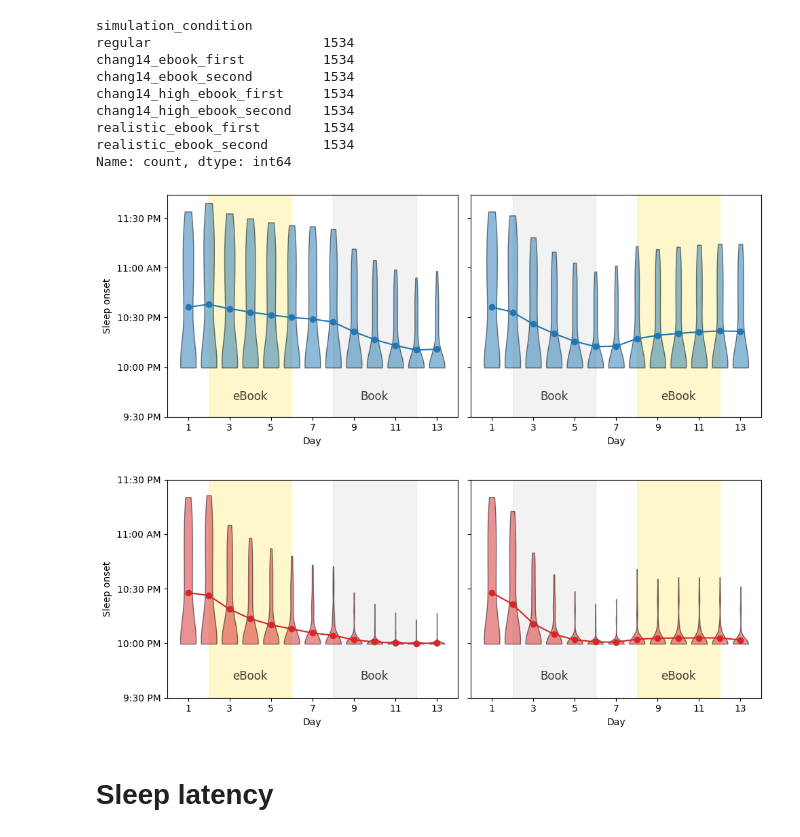
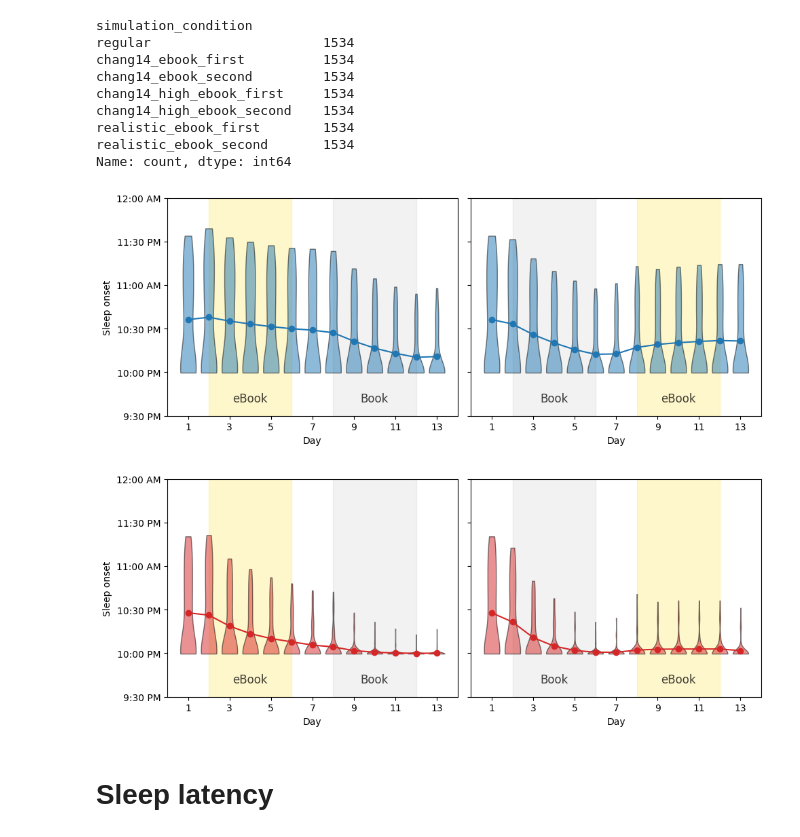
Before and after one commit to ftavella/evening_light_article, a Jupyter notebook: 13_figure_1.ipynb, the cells around one changed output. Cells and saved outputs as stored; diff of their text form; code cells hidden in the pictures.

```diff
--- a/13_figure_1.ipynb
+++ b/13_figure_1.ipynb
@@ -282,40 +282,41 @@ for idx, simulation_condition in enumerate(simulation_condition_options):
     axs[1].set_xlim(0, 14)
     axs[0].set_xticks(days[::2])
     axs[1].set_xticks(days[::2])
-    axs[0].set_yticks([21.5, 22, 22.5, 23, 23.5])
-    axs[0].set_yticklabels(['9:30 PM', '10:00 PM', '10:30 PM', '11:00 AM', '11:30 PM'])
+    axs[0].set_yticks([21.5, 22, 22.5, 23, 23.5, 24])
+    axs[0].set_yticklabels(['9:30 PM', '10:00 PM', '10:30 PM', '11:00 AM', '11:30 PM', '12:00 AM'])
+    axs[0].set_ylim(21.5, 24)
 
     axs[0].set_ylabel('Sleep onset')
     axs[0].set_xlabel('Day')
     axs[1].set_xlabel('Day')
 
     axs[0].axvspan(2, 6, color='gold', alpha=0.2, label='eBook', zorder=0)
     axs[0].axvspan(8, 12, color='gray', alpha=0.1, label='Book', zorder=0)
     axs[1].axvspan(2, 6, color='gray', alpha=0.1, zorder=0)
     axs[1].axvspan(8, 12, color='gold', alpha=0.2, zorder=0)
 
     fig.subplots_adjust(wspace=0.05)
 
     # add text to each condition
     axs[0].text(4, 21.7, 'eBook', horizontalalignment='center', verticalalignment='center',
                 fontsize=12, color='black', alpha=0.75)
     axs[0].text(10, 21.7, 'Book', horizontalalignment='center', verticalalignment='center',
                 fontsize=12, color='black', alpha=0.75)
     axs[1].text(4, 21.7, 'Book', horizontalalignment='center', verticalalignment='center',
                 fontsize=12, color='black', alpha=0.75)
     axs[1].text(10, 21.7, 'eBook', horizontalalignment='center', verticalalignment='center',
                 fontsize=12, color='black', alpha=0.75)
 
     plt.tight_layout()
 
     name = 'low' if simulation_condition == '' else 'high'
     plt.savefig(f'figures/fig_1_sleep_onset_evolution_{name}_indoor_light.pdf', bbox_inches='tight')
 
     plt.show()
     plt.close()
 # %% [output]
-[figure, old version]
+[figure, new version]
-[figure, old version]
+[figure, new version]
 # %% [markdown]
 # Sleep latency
 # %%
```
